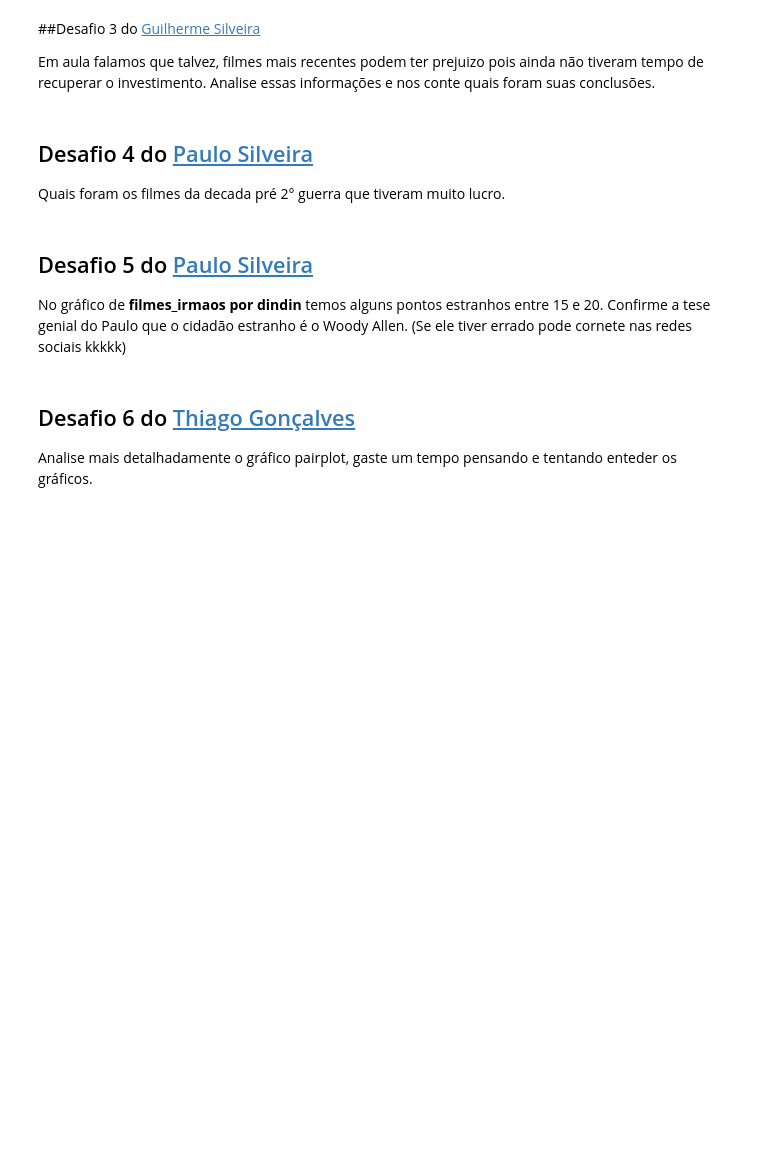
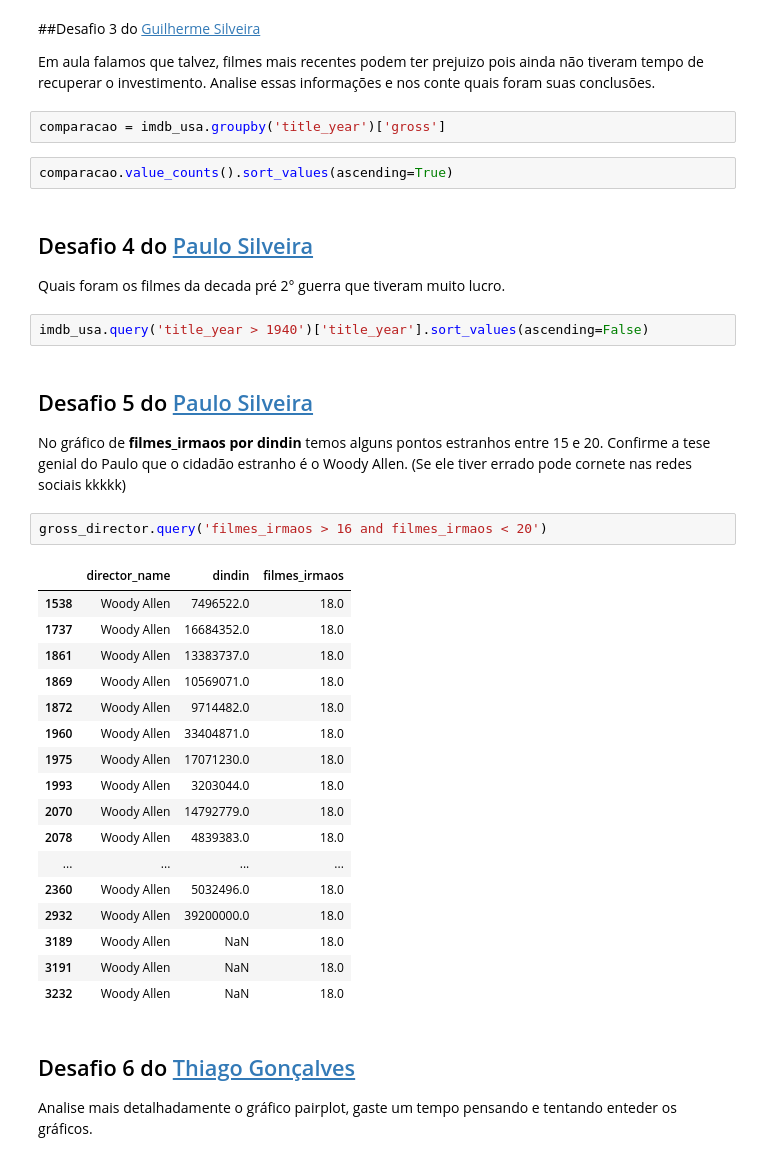
Before and after one commit to luislauriano/Alura_QuarentenaDados, a Jupyter notebook: QuarentenaDados_aula03.ipynb, the cells around one changed output. Drawn from its saved outputs; the diff is of its cells as text; blank space fills up the shorter version.

```diff
--- a/QuarentenaDados_aula03.ipynb
+++ b/QuarentenaDados_aula03.ipynb
@@ -365,14 +367,40 @@ No gráfico de **budget por lucro** temos um ponto com muito custo e prejuizo, d
 ##Desafio 3 do [Guilherme Silveira](https://twitter.com/guilhermecaelum)
 
 Em aula falamos que talvez, filmes mais recentes podem ter prejuizo pois ainda não tiveram tempo de recuperar o investimento. Analise essas informações e nos conte quais foram suas conclusões.
+# %%
+comparacao = imdb_usa.groupby('title_year')['gross']
+# %%
+comparacao.value_counts().sort_values(ascending=True)
 # %% [markdown]
 ## Desafio 4 do [Paulo Silveira](https://twitter.com/paulo_caelum)
 
 Quais foram os filmes da decada pré 2° guerra que tiveram muito lucro.
+# %%
+imdb_usa.query('title_year > 1940')['title_year'].sort_values(ascending=False)
 # %% [markdown]
 ## Desafio 5 do [Paulo Silveira](https://twitter.com/paulo_caelum)
 
 No gráfico de **filmes_irmaos por dindin** temos alguns pontos estranhos entre 15 e 20. Confirme a tese genial do Paulo que o cidadão estranho é o Woody Allen. (Se ele tiver errado pode cornete nas redes sociais kkkkk)
+# %%
+gross_director.query('filmes_irmaos > 16 and filmes_irmaos < 20')
+# %% [output]
+|  | director_name | dindin | filmes_irmaos |
+| 1538 | Woody Allen | 7496522.0 | 18.0 |
+| 1737 | Woody Allen | 16684352.0 | 18.0 |
+| 1861 | Woody Allen | 13383737.0 | 18.0 |
+| 1869 | Woody Allen | 10569071.0 | 18.0 |
+| 1872 | Woody Allen | 9714482.0 | 18.0 |
+| 1960 | Woody Allen | 33404871.0 | 18.0 |
+| 1975 | Woody Allen | 17071230.0 | 18.0 |
+| 1993 | Woody Allen | 3203044.0 | 18.0 |
+| 2070 | Woody Allen | 14792779.0 | 18.0 |
+| 2078 | Woody Allen | 4839383.0 | 18.0 |
+| ... | ... | ... | ... |
+| 2360 | Woody Allen | 5032496.0 | 18.0 |
+| 2932 | Woody Allen | 39200000.0 | 18.0 |
+| 3189 | Woody Allen | NaN | 18.0 |
+| 3191 | Woody Allen | NaN | 18.0 |
+| 3232 | Woody Allen | NaN | 18.0 |
 # %% [markdown]
 ## Desafio 6 do [Thiago Gonçalves](https://twitter.com/tgcsantos)
 
```
Also changed, not shown: parts of 6 cells of this notebook.
